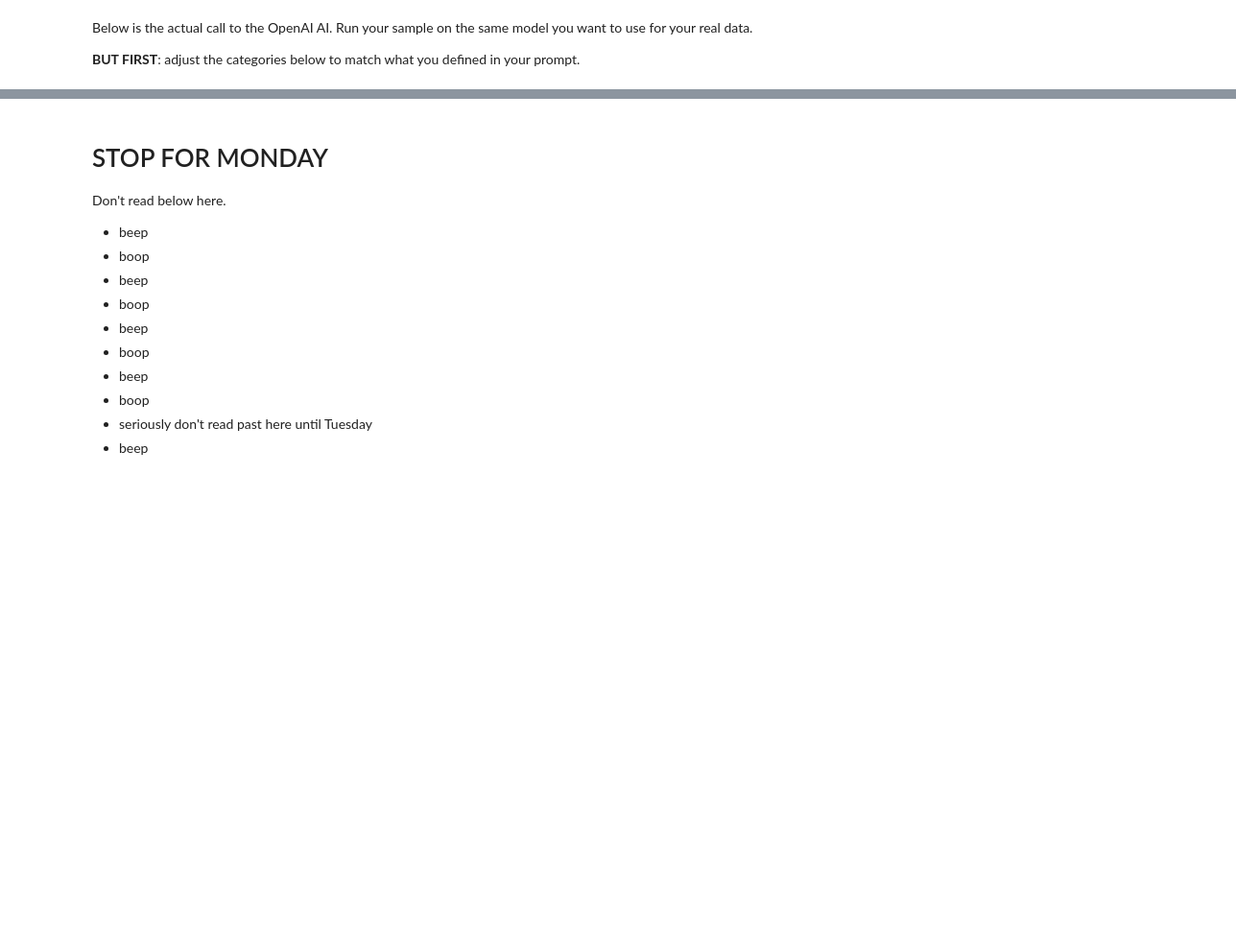
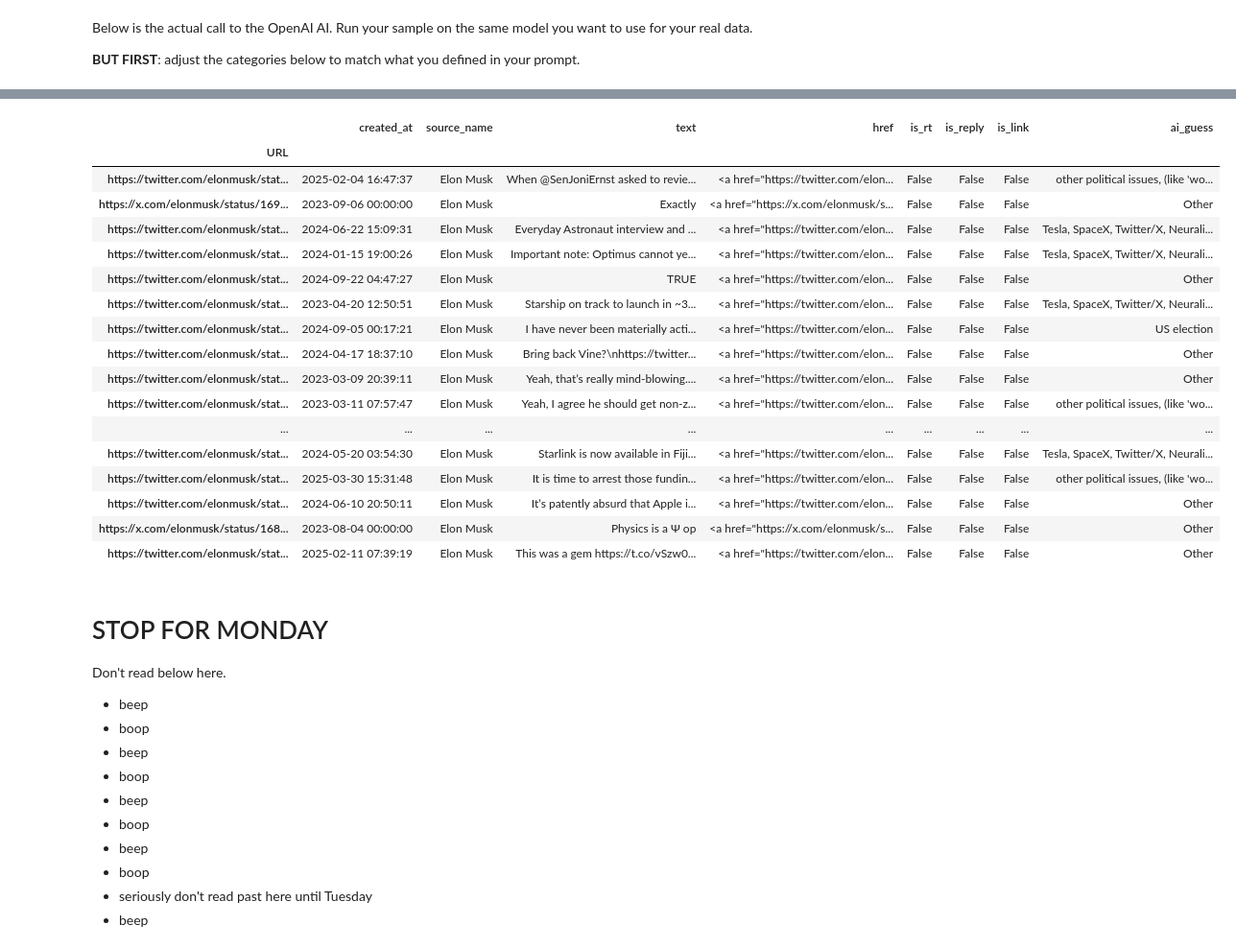
Before and after one commit to katemamyan/LEDE_PROGRAM, a Jupyter notebook: Jeremy's classes/lede2025_text_classification_and_quant_eval.ipynb, the cells around one changed output, grey strips where cells are left out. Shown: that part at 96% size. Cells and saved outputs as stored; diff of their text form; code cells hidden in the pictures; blank space fills up the shorter version.

```diff
--- a/Jeremy's classes/lede2025_text_classification_and_quant_eval.ipynb
+++ b/Jeremy's classes/lede2025_text_classification_and_quant_eval.ipynb
@@ -16,7 +16,9 @@ TODO:
  - make sure that the notebook really does let you re-run the prompt on the same sample (and check the results without re-coding them)
 # %%
 ## installing relevant packages
-!pip install --quiet openai strip_tags tiktoken
+!pip3 install --quiet openai strip_tags tiktoken google
+!pip3 install google
+
 
 import os
 import pandas as pd
@@ -25,9 +27,10 @@ from IPython.display import display, Markdown
 from tqdm.auto import tqdm # makes pretty progress bars
 tqdm.pandas()
 
-IN_COLAB = True # make this False if you're on your laptop
+IN_COLAB = False # make this False if you're on your laptop
 
 if IN_COLAB:
   from google.colab import files
 else:
   from dotenv import load_dotenv # you'll want this if you're running on your laptop
+  import os
@@ -41,9 +48,10 @@ if IN_COLAB:
   from google.colab import userdata
   api_key = userdata.get('OPENAI_API_KEY_LEDE')
 else:
-  load_dotenv()
+  load_dotenv(override=True)
   api_key = os.environ['OPENAI_API_KEY_LEDE']
 
+print(api_key)
 ## importing data
 if IN_COLAB:
   data_dir = ""
@@ -53,7 +61,7 @@ if IN_COLAB:
   data_full_with_rt_replies_links = pd.read_csv('https://docs.google.com/spreadsheets/d/1cXaIaDpbdg9KcI5IUf-Y39yrcZYsTWK-pHwY-bEIiRU/export?format=csv&gid=197563312')
 else:
   ## or, use a CSV replace this with your data's filename
-  data_dir = "data/raw/"
+  data_dir = "/Users/katemamyan/Documents/GitHub/LEDE_PROGRAM/Jeremy's classes/"
   data_full_with_rt_replies_links = pd.read_csv("elon_twitter_data.csv")
 
 
@@ -196,3 +238,24 @@ with pd.option_context("display.max_colwidth", 500):
+# %%
+data_sample
+# %% [output]
+|  | created_at | source_name | text | href | is_rt | is_reply | is_link | ai_guess |
+| URL |  |  |  |  |  |  |  |  |
+| https://twitter.com/elonmusk/stat... | 2025-02-04 16:47:37 | Elon Musk | When @SenJoniErnst asked to revie... | <a href="https://twitter.com/elon... | False | False | False | other political issues, (like 'wo... |
+| https://x.com/elonmusk/status/169... | 2023-09-06 00:00:00 | Elon Musk | Exactly | <a href="https://x.com/elonmusk/s... | False | False | False | Other |
+| https://twitter.com/elonmusk/stat... | 2024-06-22 15:09:31 | Elon Musk | Everyday Astronaut interview and ... | <a href="https://twitter.com/elon... | False | False | False | Tesla, SpaceX, Twitter/X, Neurali... |
+| https://twitter.com/elonmusk/stat... | 2024-01-15 19:00:26 | Elon Musk | Important note: Optimus cannot ye... | <a href="https://twitter.com/elon... | False | False | False | Tesla, SpaceX, Twitter/X, Neurali... |
+| https://twitter.com/elonmusk/stat... | 2024-09-22 04:47:27 | Elon Musk | TRUE | <a href="https://twitter.com/elon... | False | False | False | Other |
+| https://twitter.com/elonmusk/stat... | 2023-04-20 12:50:51 | Elon Musk | Starship on track to launch in ~3... | <a href="https://twitter.com/elon... | False | False | False | Tesla, SpaceX, Twitter/X, Neurali... |
+| https://twitter.com/elonmusk/stat... | 2024-09-05 00:17:21 | Elon Musk | I have never been materially acti... | <a href="https://twitter.com/elon... | False | False | False | US election |
+| https://twitter.com/elonmusk/stat... | 2024-04-17 18:37:10 | Elon Musk | Bring back Vine?\nhttps://twitter... | <a href="https://twitter.com/elon... | False | False | False | Other |
+| https://twitter.com/elonmusk/stat... | 2023-03-09 20:39:11 | Elon Musk | Yeah, that’s really mind-blowing.... | <a href="https://twitter.com/elon... | False | False | False | Other |
+| https://twitter.com/elonmusk/stat... | 2023-03-11 07:57:47 | Elon Musk | Yeah, I agree he should get non-z... | <a href="https://twitter.com/elon... | False | False | False | other political issues, (like 'wo... |
+| ... | ... | ... | ... | ... | ... | ... | ... | ... |
+| https://twitter.com/elonmusk/stat... | 2024-05-20 03:54:30 | Elon Musk | Starlink is now available in Fiji... | <a href="https://twitter.com/elon... | False | False | False | Tesla, SpaceX, Twitter/X, Neurali... |
+| https://twitter.com/elonmusk/stat... | 2025-03-30 15:31:48 | Elon Musk | It is time to arrest those fundin... | <a href="https://twitter.com/elon... | False | False | False | other political issues, (like 'wo... |
+| https://twitter.com/elonmusk/stat... | 2024-06-10 20:50:11 | Elon Musk | It’s patently absurd that Apple i... | <a href="https://twitter.com/elon... | False | False | False | Other |
+| https://x.com/elonmusk/status/168... | 2023-08-04 00:00:00 | Elon Musk | Physics is a Ψ op | <a href="https://x.com/elonmusk/s... | False | False | False | Other |
+| https://twitter.com/elonmusk/stat... | 2025-02-11 07:39:19 | Elon Musk | This was a gem https://t.co/vSzw0... | <a href="https://twitter.com/elon... | False | False | False | Other |
 # %% [markdown]
 # STOP FOR MONDAY
 
```
Also changed, not shown: parts of 12 cells of this notebook, 24 other files.
